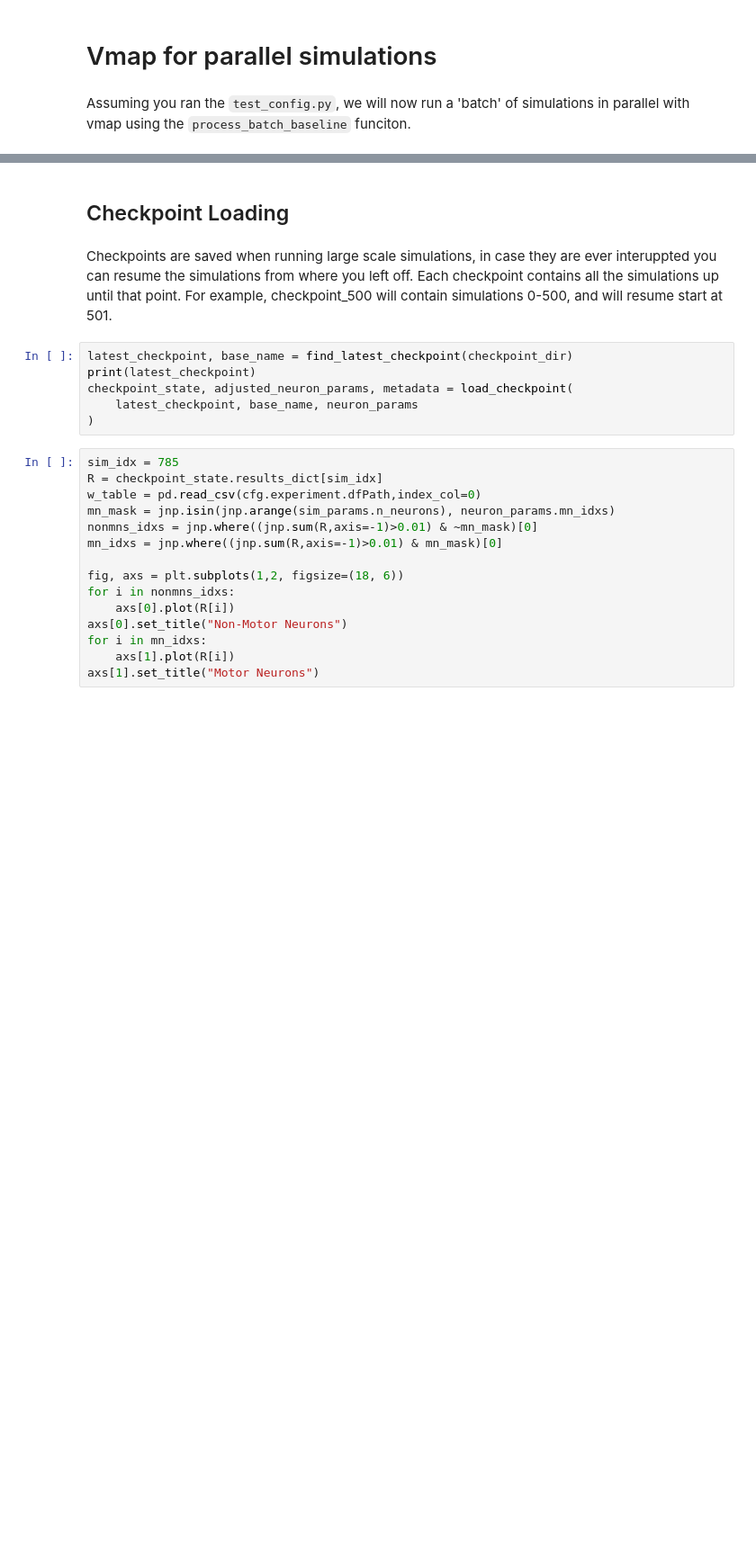
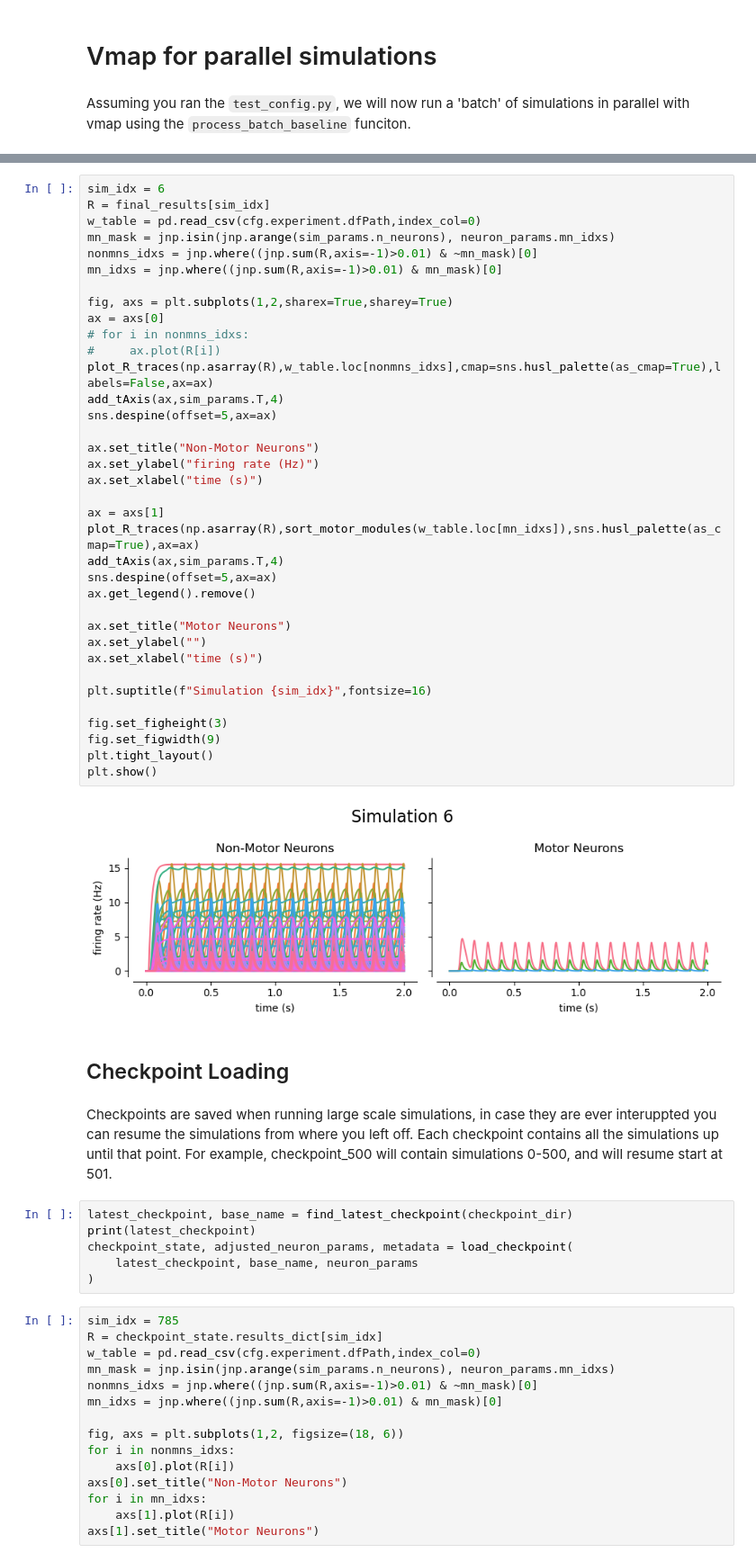
Before and after one commit to smpuglie/Pugliese_cpg_2025, a Jupyter notebook: notebooks/Basic_Usage.ipynb, the cells around one changed output, grey strips where cells are left out. Shown: that part at 90% size. Cells and saved outputs as stored; diff of their text form; blank space fills up the shorter version.

```diff
--- a/notebooks/Basic_Usage.ipynb
+++ b/notebooks/Basic_Usage.ipynb
@@ -282,3 +379,41 @@ plt.show()
+# %%
+sim_idx = 6
+R = final_results[sim_idx]
+w_table = pd.read_csv(cfg.experiment.dfPath,index_col=0)
+mn_mask = jnp.isin(jnp.arange(sim_params.n_neurons), neuron_params.mn_idxs)
+nonmns_idxs = jnp.where((jnp.sum(R,axis=-1)>0.01) & ~mn_mask)[0]
+mn_idxs = jnp.where((jnp.sum(R,axis=-1)>0.01) & mn_mask)[0]
+
+fig, axs = plt.subplots(1,2,sharex=True,sharey=True)
+ax = axs[0]
+# for i in nonmns_idxs:
+#     ax.plot(R[i])
+plot_R_traces(np.asarray(R),w_table.loc[nonmns_idxs],cmap=sns.husl_palette(as_cmap=True),labels=False,ax=ax)
+add_tAxis(ax,sim_params.T,4)
+sns.despine(offset=5,ax=ax)
+
+ax.set_title("Non-Motor Neurons")
+ax.set_ylabel("firing rate (Hz)")
+ax.set_xlabel("time (s)")
+
+ax = axs[1]
+plot_R_traces(np.asarray(R),sort_motor_modules(w_table.loc[mn_idxs]),sns.husl_palette(as_cmap=True),ax=ax)
+add_tAxis(ax,sim_params.T,4)
+sns.despine(offset=5,ax=ax)
+ax.get_legend().remove()
+
+ax.set_title("Motor Neurons")
+ax.set_ylabel("")
+ax.set_xlabel("time (s)")
+
+plt.suptitle(f"Simulation {sim_idx}",fontsize=16)
+
+fig.set_figheight(3)
+fig.set_figwidth(9)
+plt.tight_layout()
+plt.show()
+# %% [output]
+[figure, added]
 # %% [markdown]
 ## Checkpoint Loading
 # %% [markdown]
```
Also changed, not shown: parts of 9 cells of this notebook, 11 other files.
